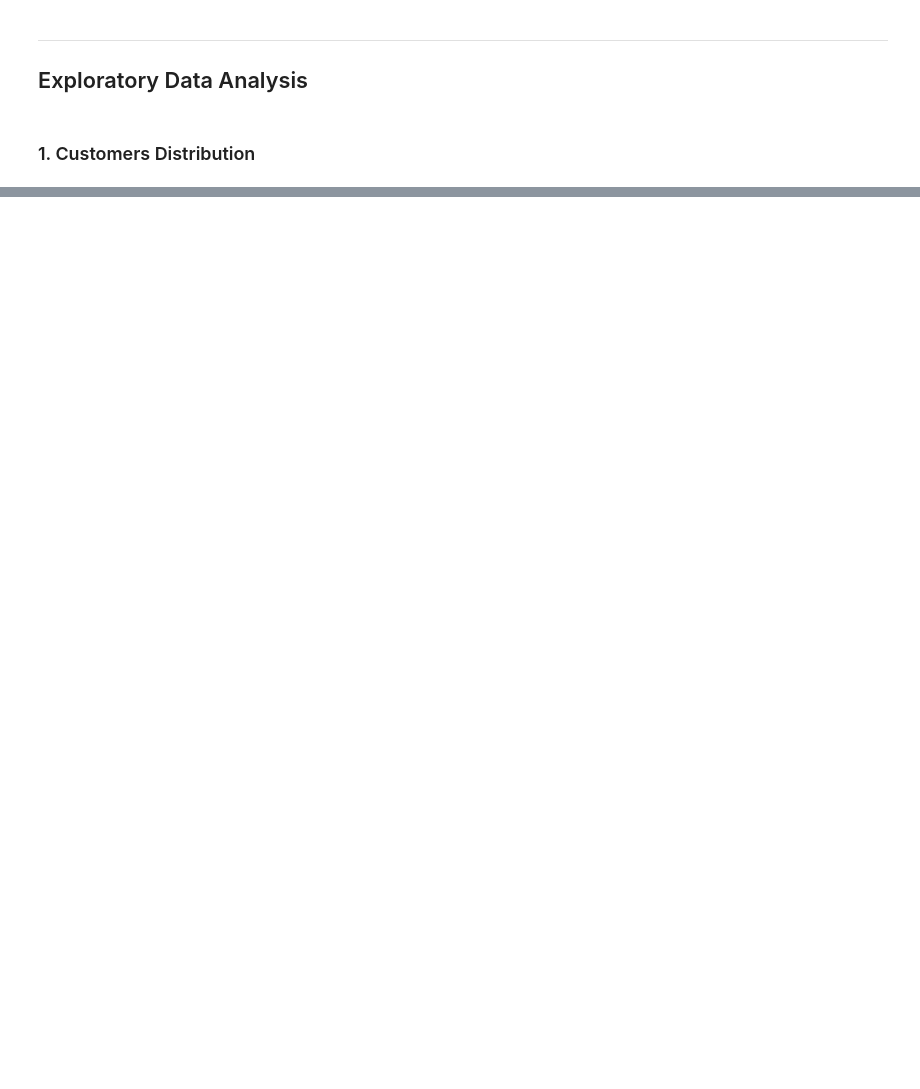
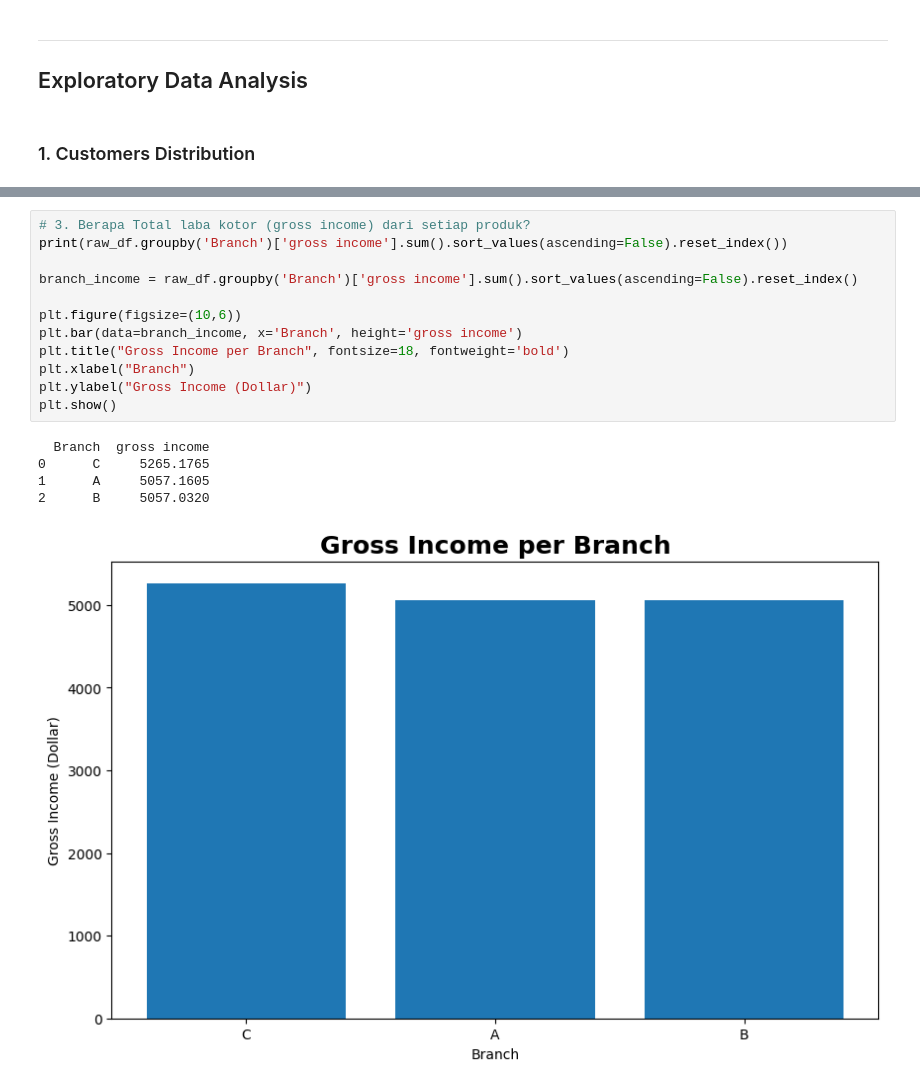
Before and after one commit to njabdullah/DataAnalytics, a Jupyter notebook: SupermarketSales/supermarketsales.ipynb, the cells around one changed output, grey strips where cells are left out. Drawn from its saved outputs; the diff is of its cells as text; blank space fills up the shorter version.

```diff
--- a/SupermarketSales/supermarketsales.ipynb
+++ b/SupermarketSales/supermarketsales.ipynb
@@ -191,0 +211,18 @@ Name: Quantity, dtype: int64
+# %%
+# 3. Berapa Total laba kotor (gross income) dari setiap produk?
+print(raw_df.groupby('Branch')['gross income'].sum().sort_values(ascending=False).reset_index())
+
+branch_income = raw_df.groupby('Branch')['gross income'].sum().sort_values(ascending=False).reset_index()
+
+plt.figure(figsize=(10,6))
+plt.bar(data=branch_income, x='Branch', height='gross income')
+plt.title("Gross Income per Branch", fontsize=18, fontweight='bold')
+plt.xlabel("Branch")
+plt.ylabel("Gross Income (Dollar)")
+plt.show()
+# %% [output]
+  Branch  gross income
+0      C     5265.1765
+1      A     5057.1605
+2      B     5057.0320
+[figure, added]
```
Also changed, not shown: parts of 18 cells of this notebook, 5 other files.
